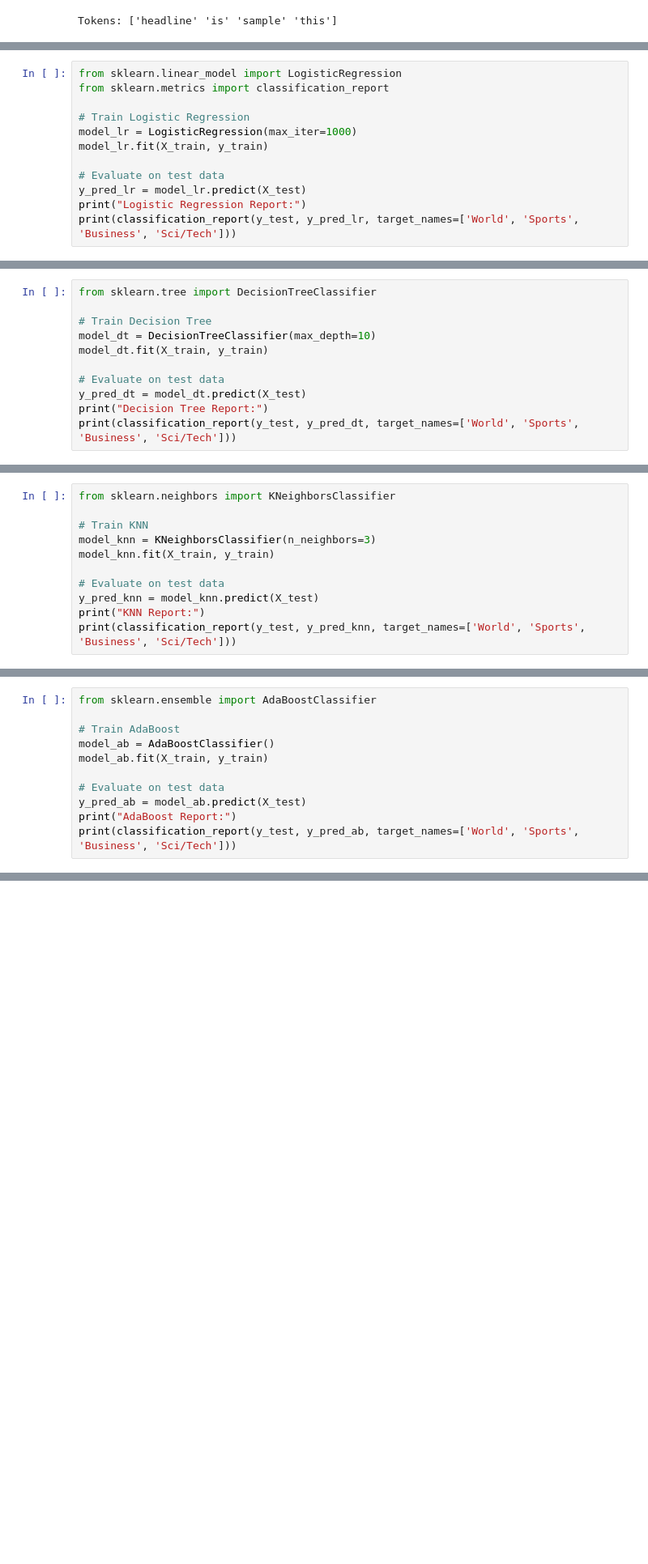
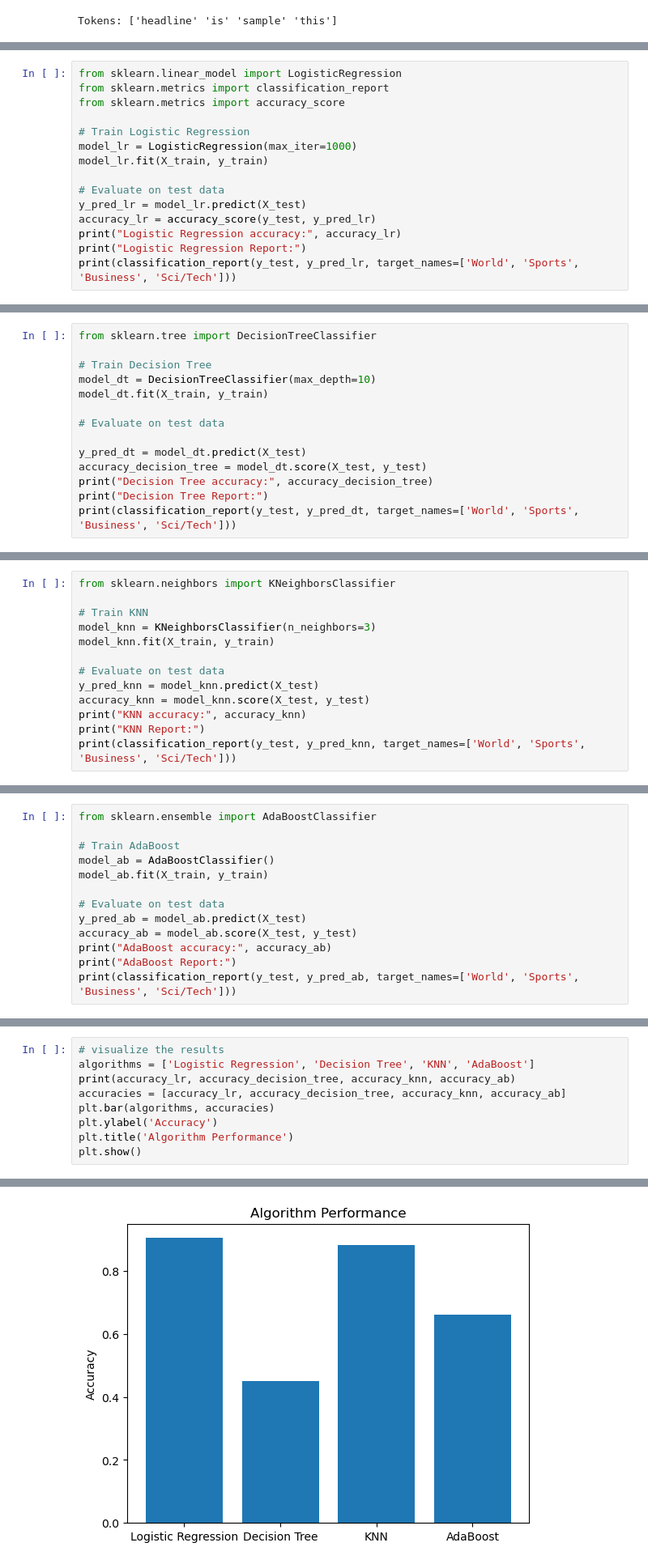
Before and after one commit to dan-waleed/Classify_News_Headlines_-AG_News_Dataset-, a Jupyter notebook: part 1/Classify_News_Headlines_(AG_News_Dataset).ipynb, the cells around one changed output, grey strips where cells are left out. Shown: that part at 81% size. Cells and saved outputs as stored; diff of their text form; blank space fills up the shorter version.

```diff
--- a/part 1/Classify_News_Headlines_(AG_News_Dataset).ipynb
+++ b/part 1/Classify_News_Headlines_(AG_News_Dataset).ipynb
@@ -124,6 +153,7 @@ Logistic Regression is a simple and effective model for text classification
 # %%
 from sklearn.linear_model import LogisticRegression
 from sklearn.metrics import classification_report
+from sklearn.metrics import accuracy_score
 
 # Train Logistic Regression
 model_lr = LogisticRegression(max_iter=1000)
@@ -131,6 +161,8 @@ model_lr.fit(X_train, y_train)
 
 # Evaluate on test data
 y_pred_lr = model_lr.predict(X_test)
+accuracy_lr = accuracy_score(y_test, y_pred_lr)
+print("Logistic Regression accuracy:", accuracy_lr)
 print("Logistic Regression Report:")
 print(classification_report(y_test, y_pred_lr, target_names=['World', 'Sports', 'Business', 'Sci/Tech']))
 # %% [output]
@@ -156,7 +189,10 @@ model_dt = DecisionTreeClassifier(max_depth=10)
 model_dt.fit(X_train, y_train)
 
 # Evaluate on test data
+
 y_pred_dt = model_dt.predict(X_test)
+accuracy_decision_tree = model_dt.score(X_test, y_test)
+print("Decision Tree accuracy:", accuracy_decision_tree)
 print("Decision Tree Report:")
 print(classification_report(y_test, y_pred_dt, target_names=['World', 'Sports', 'Business', 'Sci/Tech']))
 # %% [output]
@@ -183,6 +220,8 @@ model_knn.fit(X_train, y_train)
 
 # Evaluate on test data
 y_pred_knn = model_knn.predict(X_test)
+accuracy_knn = model_knn.score(X_test, y_test)
+print("KNN accuracy:", accuracy_knn)
 print("KNN Report:")
 print(classification_report(y_test, y_pred_knn, target_names=['World', 'Sports', 'Business', 'Sci/Tech']))
 # %% [output]
@@ -209,6 +249,8 @@ model_ab.fit(X_train, y_train)
 
 # Evaluate on test data
 y_pred_ab = model_ab.predict(X_test)
+accuracy_ab = model_ab.score(X_test, y_test)
+print("AdaBoost accuracy:", accuracy_ab)
 print("AdaBoost Report:")
 print(classification_report(y_test, y_pred_ab, target_names=['World', 'Sports', 'Business', 'Sci/Tech']))
 # %% [output]
@@ -228,0 +271,10 @@ Visualize the confusion matrix for the best model (Logistic Regression)
+# %%
+# visualize the results
+algorithms = ['Logistic Regression', 'Decision Tree', 'KNN', 'AdaBoost']
+print(accuracy_lr, accuracy_decision_tree, accuracy_knn, accuracy_ab)
+accuracies = [accuracy_lr, accuracy_decision_tree, accuracy_knn, accuracy_ab]
+plt.bar(algorithms, accuracies)
+plt.ylabel('Accuracy')
+plt.title('Algorithm Performance')
+plt.show()
+# %% [output]
@@ -229 +282,2 @@ Visualize the confusion matrix for the best model (Logistic Regression)
+[figure, added]
 # %% [markdown]
```
Also changed, not shown: parts of 21 cells of this notebook.
